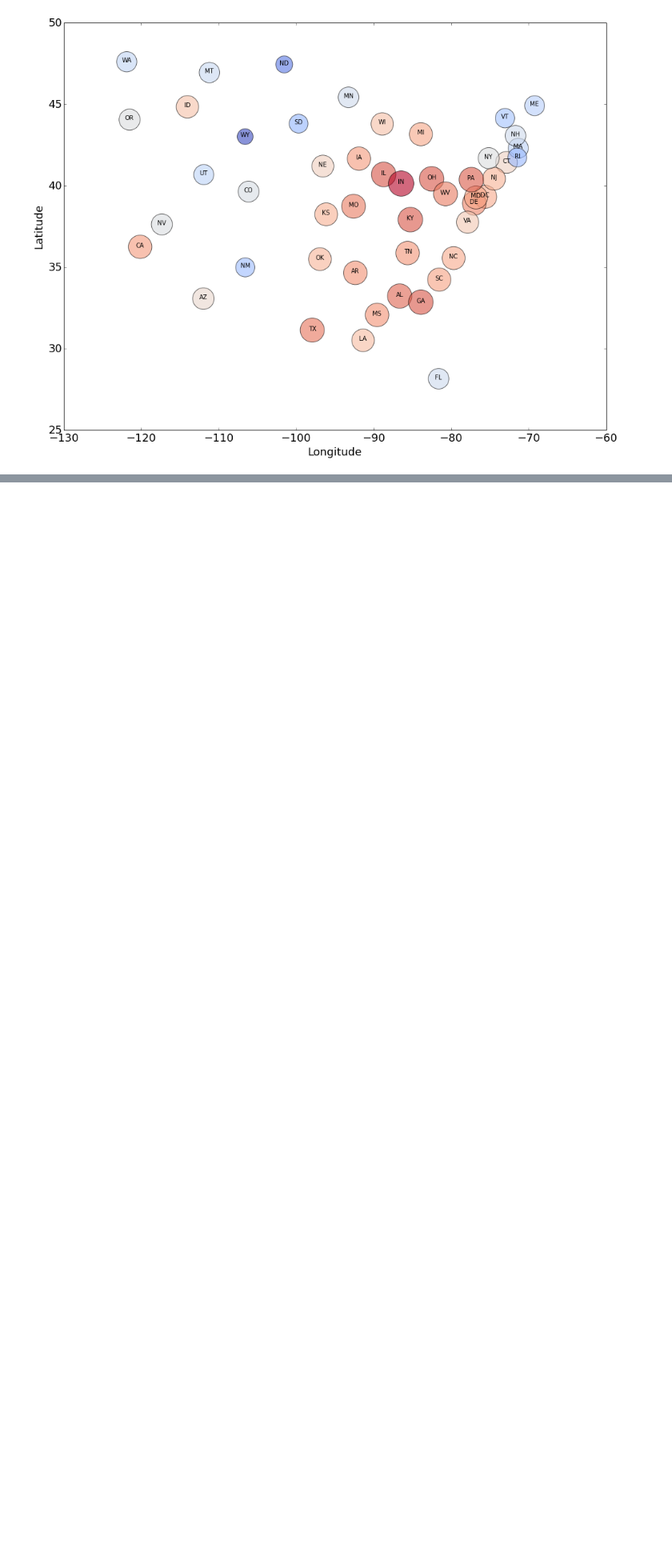
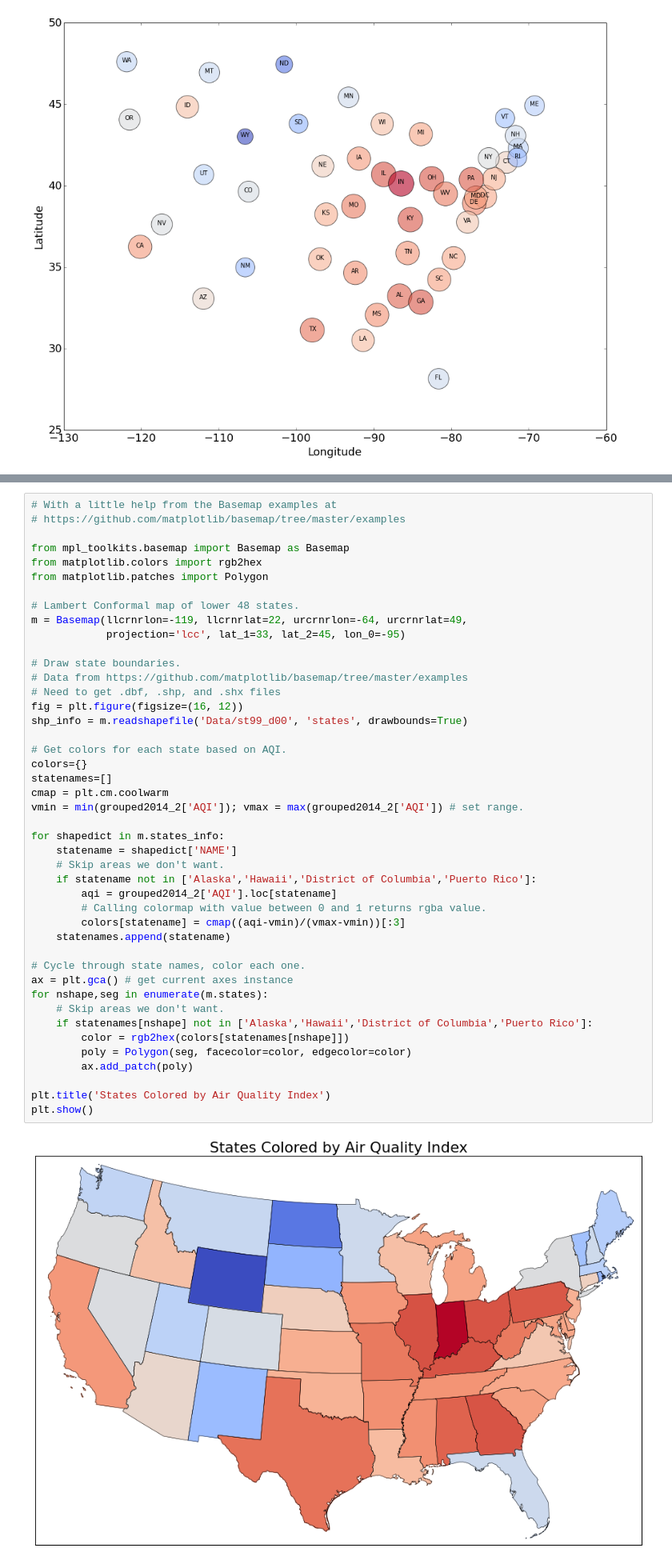
Before and after one commit to bradmager/AirPollutionStudy, a Jupyter notebook: AirPollutionStudy.ipynb, the cells around one changed output, grey strips where cells are left out. Shown: that part at 80% size. Cells and saved outputs as stored; diff of their text form; blank space fills up the shorter version.

Commit message:
Added figure mapping AQI by state

```diff
--- a/AirPollutionStudy.ipynb
+++ b/AirPollutionStudy.ipynb
@@ -214,0 +219,46 @@ plt.show()
+# %%
+# With a little help from the Basemap examples at
+# https://github.com/matplotlib/basemap/tree/master/examples
+
+from mpl_toolkits.basemap import Basemap as Basemap
+from matplotlib.colors import rgb2hex
+from matplotlib.patches import Polygon
+
+# Lambert Conformal map of lower 48 states.
+m = Basemap(llcrnrlon=-119, llcrnrlat=22, urcrnrlon=-64, urcrnrlat=49,
+            projection='lcc', lat_1=33, lat_2=45, lon_0=-95)
+
+# Draw state boundaries.
+# Data from https://github.com/matplotlib/basemap/tree/master/examples
+# Need to get .dbf, .shp, and .shx files
+fig = plt.figure(figsize=(16, 12))
+shp_info = m.readshapefile('Data/st99_d00', 'states', drawbounds=True)
+
+# Get colors for each state based on AQI.
+colors={}
+statenames=[]
+cmap = plt.cm.coolwarm
+vmin = min(grouped2014_2['AQI']); vmax = max(grouped2014_2['AQI']) # set range.
+
+for shapedict in m.states_info:
+    statename = shapedict['NAME']
+    # Skip areas we don't want.
+    if statename not in ['Alaska','Hawaii','District of Columbia','Puerto Rico']:
+        aqi = grouped2014_2['AQI'].loc[statename]
+        # Calling colormap with value between 0 and 1 returns rgba value.
+        colors[statename] = cmap((aqi-vmin)/(vmax-vmin))[:3]
+    statenames.append(statename)
+
+# Cycle through state names, color each one.
+ax = plt.gca() # get current axes instance
+for nshape,seg in enumerate(m.states):
+    # Skip areas we don't want.
+    if statenames[nshape] not in ['Alaska','Hawaii','District of Columbia','Puerto Rico']:
+        color = rgb2hex(colors[statenames[nshape]])
+        poly = Polygon(seg, facecolor=color, edgecolor=color)
+        ax.add_patch(poly)
+
+plt.title('States Colored by Air Quality Index')
+plt.show()
+# %% [output]
+[figure, added]
```
Also changed, not shown: parts of 2 cells of this notebook.
